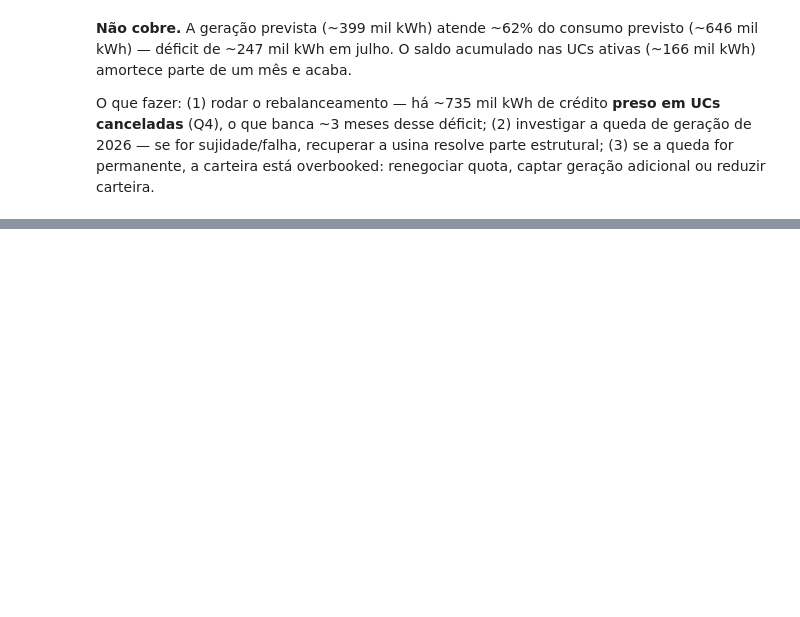
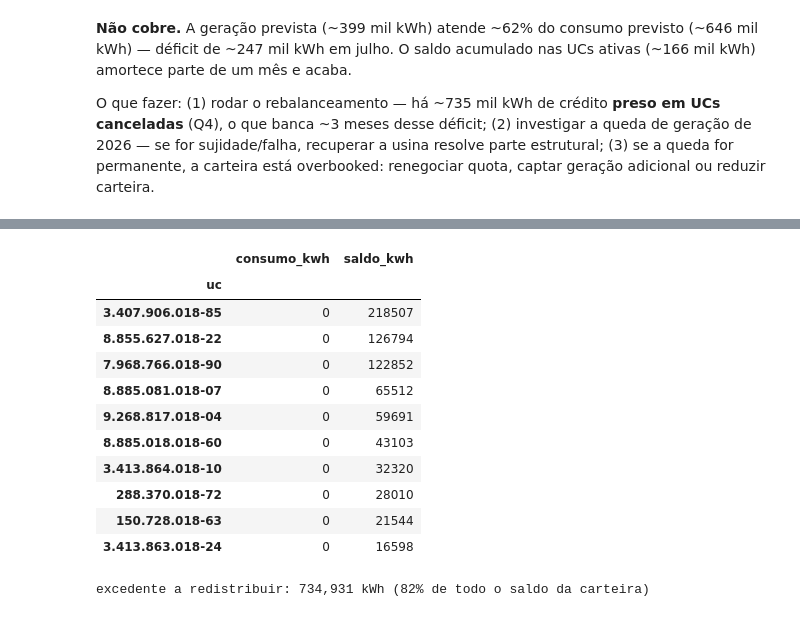
Before and after one commit to ricardomdcj/Pesquisador-em-Ciencia-de-Dados-PD-Inteligencia-Energetica-Bolsista-10072026, a Jupyter notebook: solucao.ipynb, the cells around one changed output, grey strips where cells are left out. Drawn from its saved outputs; the diff is of its cells as text; code cells hidden in the pictures; blank space fills up the shorter version.

```diff
--- a/solucao.ipynb
+++ b/solucao.ipynb
@@ -520,0 +527,22 @@ geração adicional ou reduzir carteira.
+# %%
+jun = consumo[consumo["mes"] == VALID].set_index("uc")
+excedente = jun.loc[jun["cancelada"], "saldo_kwh"].sum()
+jun.loc[jun["cancelada"], ["consumo_kwh", "saldo_kwh"]].sort_values("saldo_kwh", ascending=False)
+# %% [output]
+|  | consumo_kwh | saldo_kwh |
+| uc |  |  |
+| 3.407.906.018-85 | 0 | 218507 |
+| 8.855.627.018-22 | 0 | 126794 |
+| 7.968.766.018-90 | 0 | 122852 |
+| 8.885.081.018-07 | 0 | 65512 |
+| 9.268.817.018-04 | 0 | 59691 |
+| 8.885.018.018-60 | 0 | 43103 |
+| 3.413.864.018-10 | 0 | 32320 |
+| 288.370.018-72 | 0 | 28010 |
+| 150.728.018-63 | 0 | 21544 |
+| 3.413.863.018-24 | 0 | 16598 |
+# %%
+print(f"excedente a redistribuir: {excedente:,.0f} kWh "
+      f"({100 * excedente / jun['saldo_kwh'].sum():.0f}% de todo o saldo da carteira)")
+# %% [output]
+excedente a redistribuir: 734,931 kWh (82% de todo o saldo da carteira)
```
Also changed, not shown: parts of 5 cells of this notebook.
